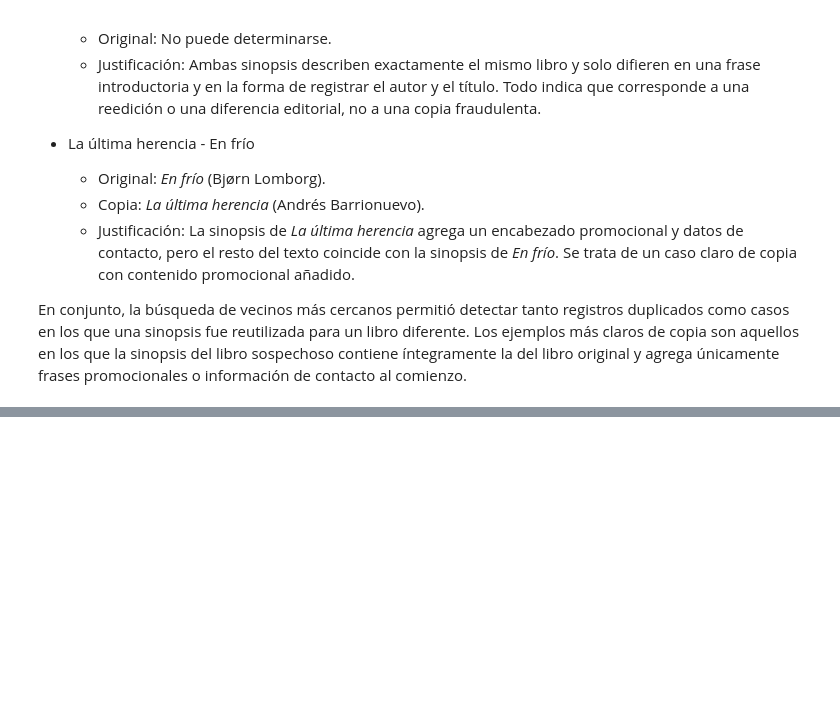
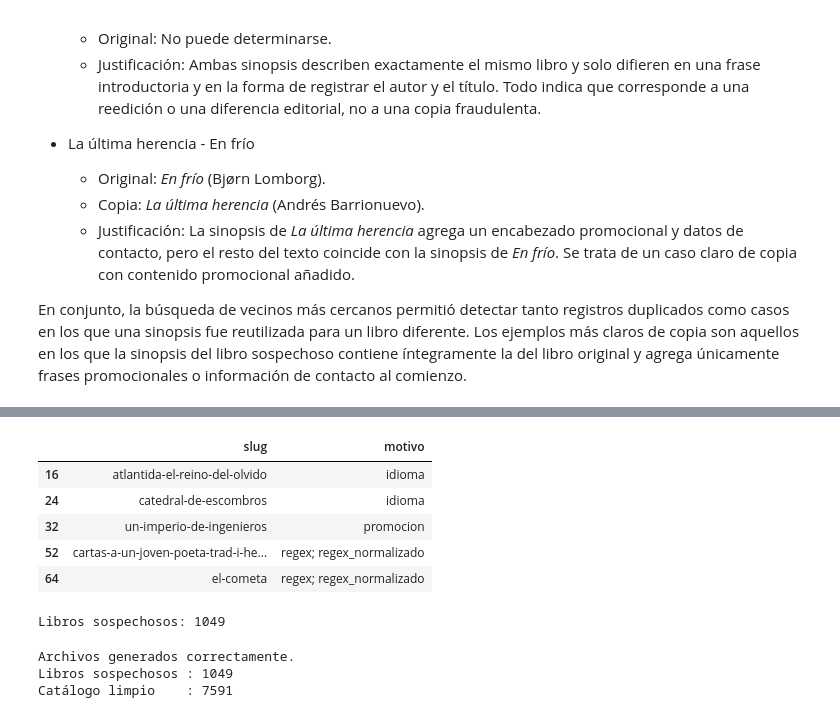
Before and after one commit to manuellazarte/Procesamiento-del-Lenguaje-Natural, a Jupyter notebook: ej3/ej3.ipynb, the cells around one changed output, grey strips where cells are left out. Cells and saved outputs as stored; diff of their text form; code cells hidden in the pictures; blank space fills up the shorter version.

```diff
--- a/ej3/ej3.ipynb
+++ b/ej3/ej3.ipynb
@@ -914,0 +950,62 @@ En conjunto, la búsqueda de vecinos más cercanos permitió detectar tanto regi
+# %%
+motivos = []
+
+for i in range(len(df)):
+
+    razones = []
+
+    if y_catalogo_regex.iloc[i]:
+        razones.append("regex")
+
+    if y_catalogo_norm.iloc[i]:
+        razones.append("regex_normalizado")
+
+    if y_catalogo_idioma.iloc[i]:
+        razones.append("idioma")
+
+    if y_catalogo_tfidf.iloc[i]:
+        razones.append("promocion")
+
+    motivos.append("; ".join(razones))
+# %%
+df["motivo"] = motivos
+
+sospechosos = df.loc[
+    df["motivo"] != "",
+    ["slug", "motivo"]
+]
+
+display(sospechosos.head())
+
+print(f"Libros sospechosos: {len(sospechosos)}")
+# %% [output]
+|  | slug | motivo |
+| 16 | atlantida-el-reino-del-olvido | idioma |
+| 24 | catedral-de-escombros | idioma |
+| 32 | un-imperio-de-ingenieros | promocion |
+| 52 | cartas-a-un-joven-poeta-trad-i-he... | regex; regex_normalizado |
+| 64 | el-cometa | regex; regex_normalizado |
+Libros sospechosos: 1049
+# %%
+sospechosos.to_csv(
+    "sospechosos.csv",
+    index=False
+)
+
+catalogo_limpio = (
+    df[df["motivo"] == ""]
+    .drop(columns="motivo")
+)
+
+catalogo_limpio.to_csv(
+    "catalogo_limpio.csv",
+    index=False
+)
+
+print("Archivos generados correctamente.")
+print(f"Libros sospechosos : {len(sospechosos)}")
+print(f"Catálogo limpio    : {len(catalogo_limpio)}")
+# %% [output]
+Archivos generados correctamente.
+Libros sospechosos : 1049
+Catálogo limpio    : 7591
```
Also changed, not shown: parts of 9 cells of this notebook.
